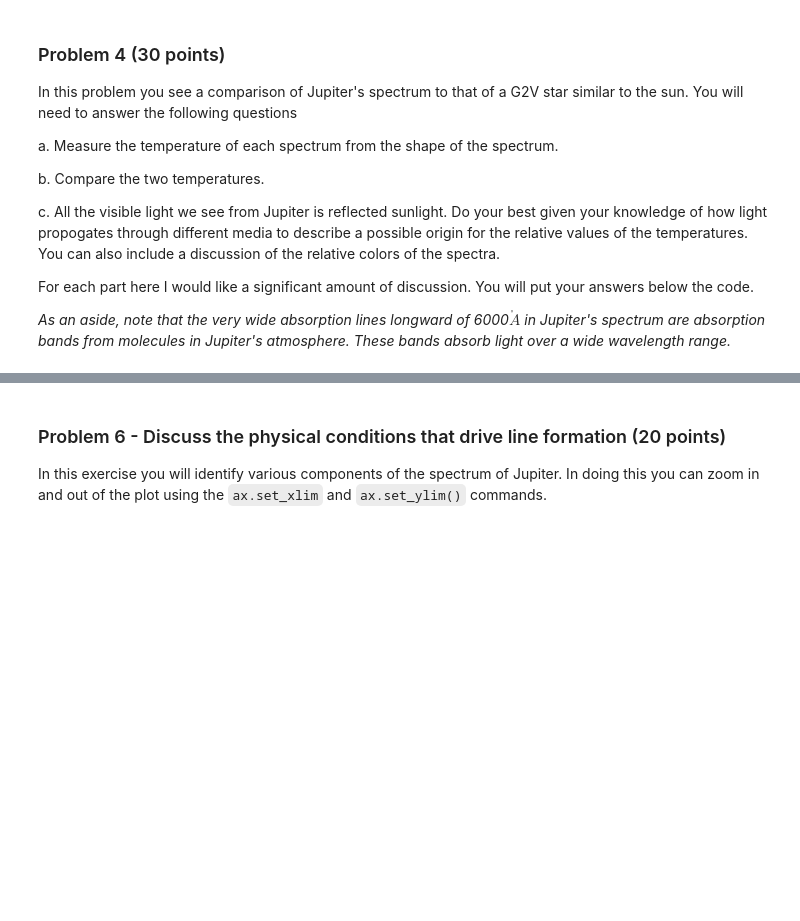
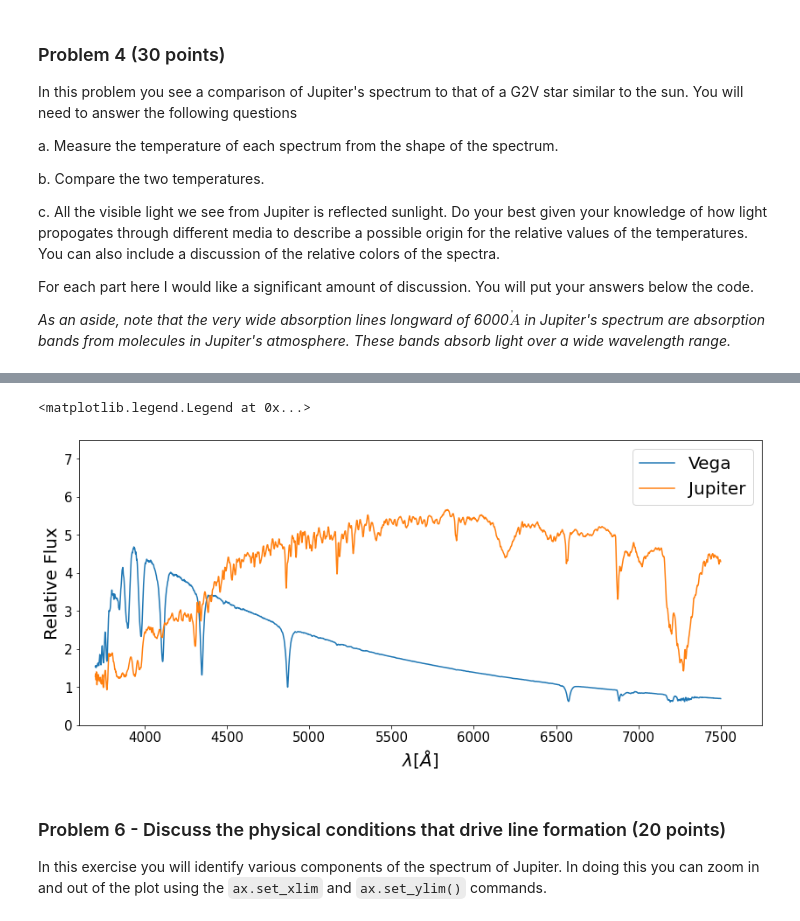
Before and after one commit to cadawata/Real_analysis, a Jupyter notebook: analysis_real_spectra.student.ipynb, the cells around one changed output, grey strips where cells are left out. Saved outputs shown, nothing was run; the diff lists cells and outputs as text; code cells hidden in the pictures; blank space fills up the shorter version.

```diff
--- a/analysis_real_spectra.student.ipynb
+++ b/analysis_real_spectra.student.ipynb
@@ -458,27 +502,30 @@ Using what you know about the spectral lines in an A0V star and given the spectr
 # %%
 #plot Vega and Jupiter, where I have scaled the flux of Jupiter so that they
 #better overlap. You can change that scaling
 plt.figure(figsize = (14,6))
 ax = plt.gca()
 plt.plot(specvega.wavelength,specvega.flux,label="Vega")
 plt.plot(specjup.wavelength,specjup.flux*5,label="Jupiter")
 
 #**************
 #you can change these to zoom in and out of certain parts of the spectra.
 #Make a copy of these and change your copy so as to remember what the
 #original values were
-fluxmin =
-fluxmax =
-lammin =
-lammax =
+fluxmin = 0
+fluxmax = 7.5
+lammin =3600
+lammax = 7750
 ax.set_ylim([fluxmin,fluxmax])
 ax.set_xlim([lammin,lammax])
 
 plt.xticks(fontsize=15)
 plt.yticks(fontsize=15)
 plt.xlabel("$\lambda [\AA]$",fontsize=20)
 plt.ylabel("Relative Flux",fontsize=20)
 plt.legend(fontsize=20)
+# %% [output]
+<matplotlib.legend.Legend at 0x...>
+[figure, added]
 # %% [markdown]
 ### Problem 6 - Discuss the physical conditions that drive line formation (20 points)
 
```
Also changed, not shown: parts of 14 cells of this notebook.
